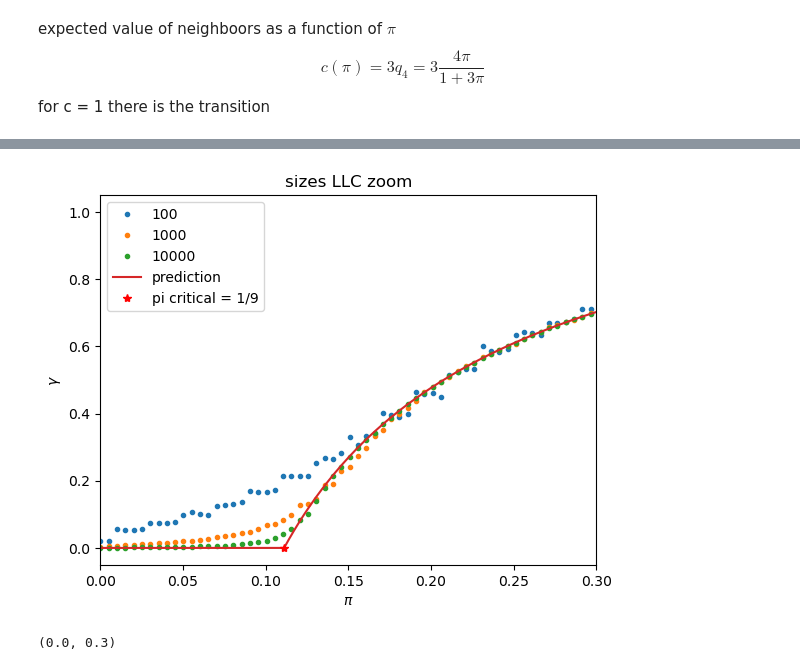
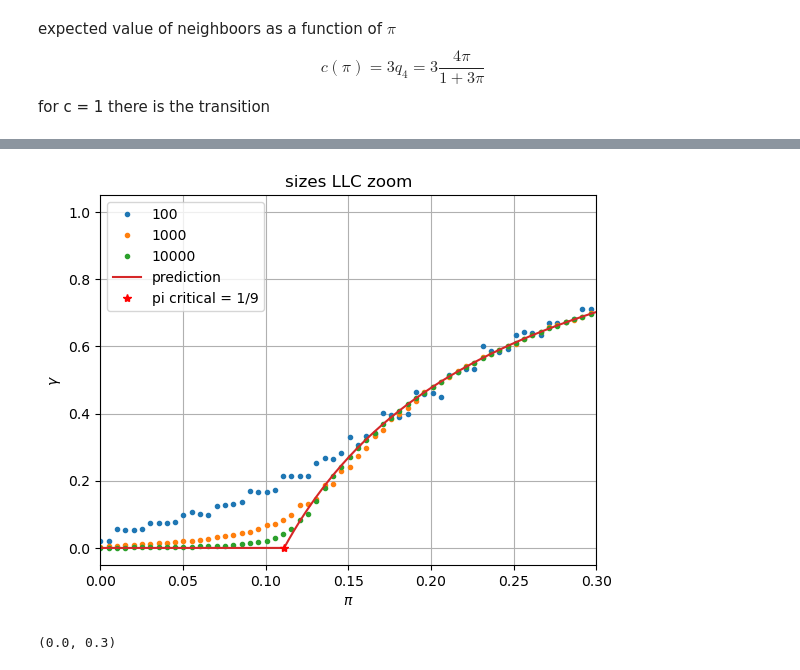
Before and after one commit to EliaBronzo/Complex_network_project, a Jupyter notebook: CN_to_submit.ipynb, the cells around one changed output, grey strips where cells are left out. Drawn from its saved outputs; the diff is of its cells as text; code cells hidden in the pictures.

```diff
--- a/CN_to_submit.ipynb
+++ b/CN_to_submit.ipynb
@@ -791,25 +797,25 @@ plt.legend()
 # %%
 Pi = np.linspace(0,1,200,endpoint=True)
 plt.plot(Pi,ms_cc_100[:,0]/100,".",label="100")
 plt.plot(Pi,ms_cc_1000[:,0]/1000,".",label="1000")
 plt.plot(Pi,ms_cc_10000[:,0]/10000,".",label="10000")
 # max2 = np.argmax(ms_cc_100[:,1])
 # max3 = np.argmax(ms_cc_1000[:,1])
 # max4 = np.argmax(ms_cc_10000[:,1])
 # plt.axvline(x=Pi[max2],color="b", linestyle='-')
 # plt.axvline(x=Pi[max3],color="y", linestyle='-')
 # plt.axvline(x=Pi[max4],color="g", linestyle='-')
 plt.plot(Pix,gammas,label="prediction")
 plt.plot([pi_c],[0], "r*", label="pi critical = 1/9")
 plt.legend()
 plt.title("sizes LLC zoom")
 plt.xlabel(r"$\pi$")
 plt.ylabel(r"$\gamma $")
-
+plt.grid(True)
 plt.xlim(0,0.3)
 plt.savefig("LLC_zoom.png")
 # %% [output]
-[figure, old version]
+[figure, new version]
 # %%
 Pi = np.linspace(0,1,200,endpoint=True)
 plt.errorbar(Pi,ms_cc_100[:,0]/100,yerr=ms_cc_100[:,1]/100,label="100")
```
Also changed, not shown: parts of 140 cells of this notebook.
